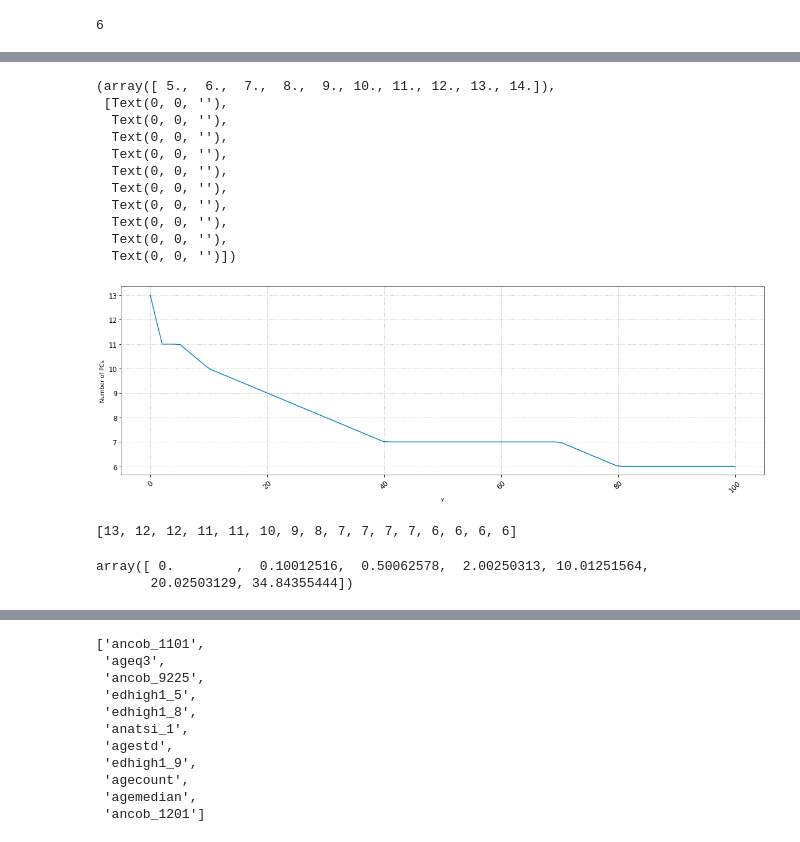
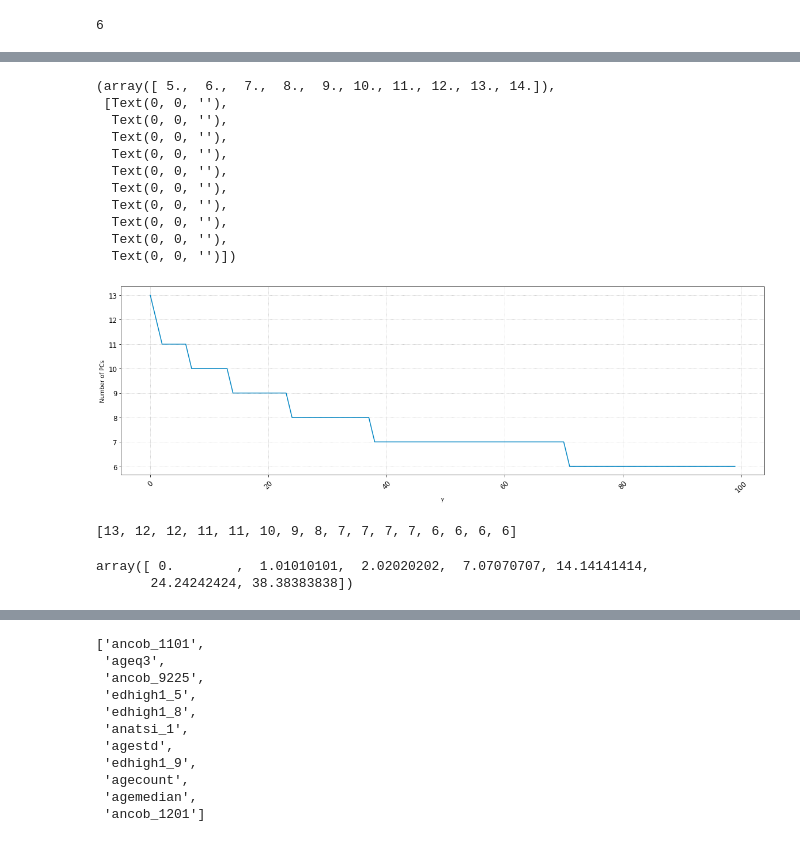
Before and after one commit to LyuLingfeng95/PhDProject1, a Jupyter notebook: Project1_p2.ipynb, the cells around one changed output, grey strips where cells are left out. Drawn from its saved outputs; the diff is of its cells as text; code cells hidden in the pictures.

```diff
--- a/Project1_p2.ipynb
+++ b/Project1_p2.ipynb
@@ -414,8 +395,8 @@ def selectStationaySeries3(variable_tar, vn, marks):
         except np.linalg.LinAlgError as e1:
             print('except:', e1)
 
-    else:
-        print('not found')
+#     else:
+#         print('not found')
 # %%
 def HILDA2PCsa3(key, marks):
     df = DataFrameDict_Hsa3[key].interpolate("bfill").interpolate("ffill")
@@ -496,7 +477,7 @@ def PCA_val(gamma1,marks,vrdata):
     return  d2, pca_d_sa3
 # %%
 PCnumbers = []
-x = [0,0.5,1,2,5,10,20,30,40,50,60,70,80,90,100,200]
+x = range(0,100,1)
 for gamma in x:
     gamma1 = gamma
     d2, pcafit = PCA_val(gamma1,df_marks,vrdata)
@@ -693,38 +486,38 @@ not found
 # %%
 from scipy.interpolate import make_interp_spline, BSpline
 # represents number of points to make between x.min and x.max
-xnew =np.concatenate((np.linspace(0, 50, 50), np.linspace(50, 100, 50)))
+xnew =np.linspace(0, 100, 100)
 spl = make_interp_spline(x, PCnumbers, k=1)  # type: BSpline
 PCno_smooth = spl(xnew)
 
 color1 = "#0085c3"
 color2 = "#7ab800"
 color3 = "#dc5034"
 
 fig = plt.figure(figsize=(20, 6))
 ax = fig.add_subplot(111)
-ax.plot(xnew, PCno_smooth , color=color1)
+ax.plot(x, PCnumbers , color=color1)
 ax.grid(ls=":", color="gray", alpha=0.6)
 
 plt.xlabel(r'$\gamma$')
 plt.ylabel('Number of PCs')
 
 
 plt.xticks(rotation=45, fontsize=12)
 plt.yticks(fontsize=12)
 # %% [output]
 (array([ 5.,  6.,  7.,  8.,  9., 10., 11., 12., 13., 14.]),
  [Text(0, 0, ''),
   Text(0, 0, ''),
   Text(0, 0, ''),
   Text(0, 0, ''),
   Text(0, 0, ''),
   Text(0, 0, ''),
   Text(0, 0, ''),
   Text(0, 0, ''),
   Text(0, 0, ''),
   Text(0, 0, '')])
-[figure, old version]
+[figure, new version]
 # %%
 PCnumbers
 # %% [output]
@@ -738,6 +531,6 @@ lambdaList = xnew[lambdaindexList]
-# %%
-lambdaList
-# %% [output]
-array([ 0.        ,  0.10012516,  0.50062578,  2.00250313, 10.01251564,
-       20.02503129, 34.84355444])
+# %%
+gammaList
+# %% [output]
+array([ 0.        ,  1.01010101,  2.02020202,  7.07070707, 14.14141414,
+       24.24242424, 38.38383838])
 # %%
```
Also changed, not shown: parts of 27 cells of this notebook.
